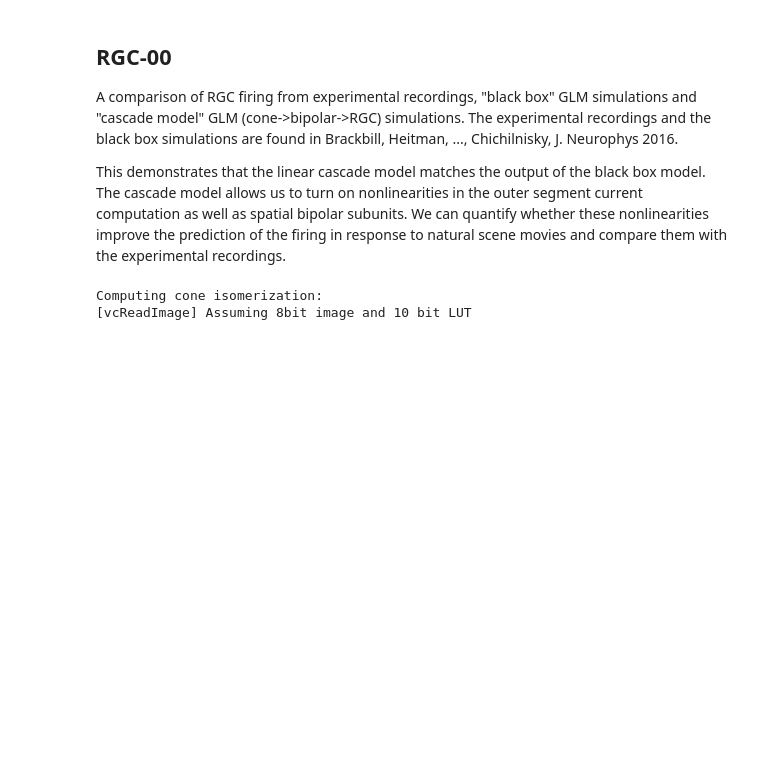
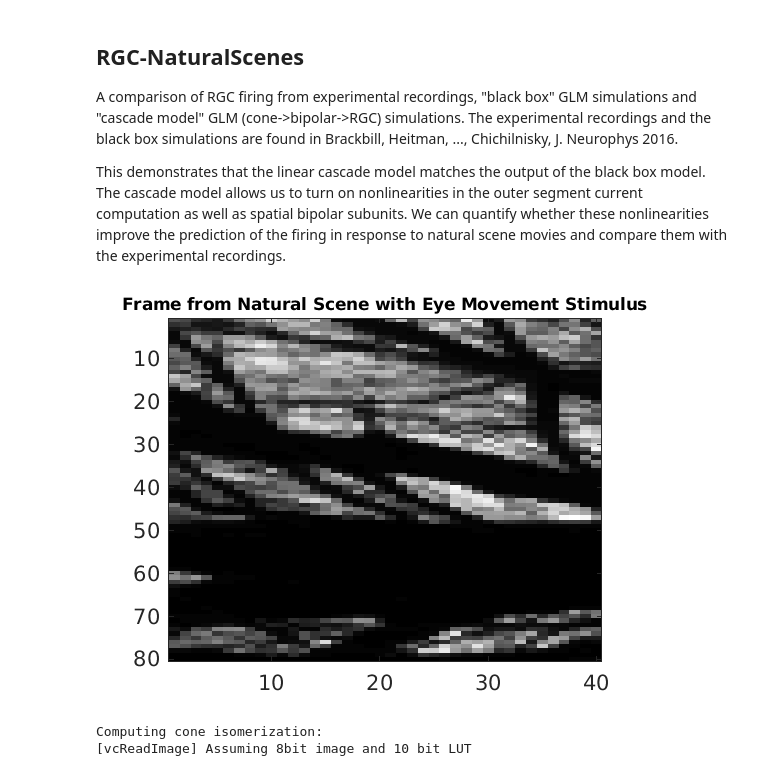
Before and after one commit to isetbio/notebooks, a Jupyter notebook: isetbio/Introduction/RGC/RGC-NaturalScenes.ipynb, the cells around one changed output. Cells and saved outputs as stored; diff of their text form; code cells hidden in the pictures; blank space fills up the shorter version.

```diff
--- a/isetbio/Introduction/RGC/RGC-00.ipynb
+++ b/isetbio/Introduction/RGC/RGC-NaturalScenes.ipynb
@@ -1,5 +1,5 @@
 # %% [markdown]
-## RGC-00
+## RGC-NaturalScenes
 A comparison of RGC firing from experimental recordings, "black box" GLM
 simulations and "cascade model" GLM (cone->bipolar->RGC) simulations. The experimental
 recordings and the black box simulations are found in Brackbill, Heitman,
@@ -41,14 +41,19 @@ end
 # %%
 %% Load stimulus movie and fit/spiking data using RemoteDataToolbox
 
 % Loads the appropriate movie and spiking data for the experimental
 % conditions.
 [testmovie, xval_mosaic] =  loadDataRGCFigure2(experimentI,stimulusTestI,cellTypeI);
 
 
 % Length of WN movie is 1200, take nFrames to limit natural movie to same length
 nFrames = 1200;
 testmovieshort = double(testmovie.matrix(:,:,1:nFrames));
+
+figure; imagesc(testmovieshort(:,:,1)); colormap gray;
+title('Frame from Natural Scene with Eye Movement Stimulus','fontsize',8);
+# %% [output]
+[figure, added]
 # %%
 %% Upsample movie stimulus for os computation
 frRS = 8;
```
Also changed, not shown: parts of 5 cells of this notebook, 2 other files.
